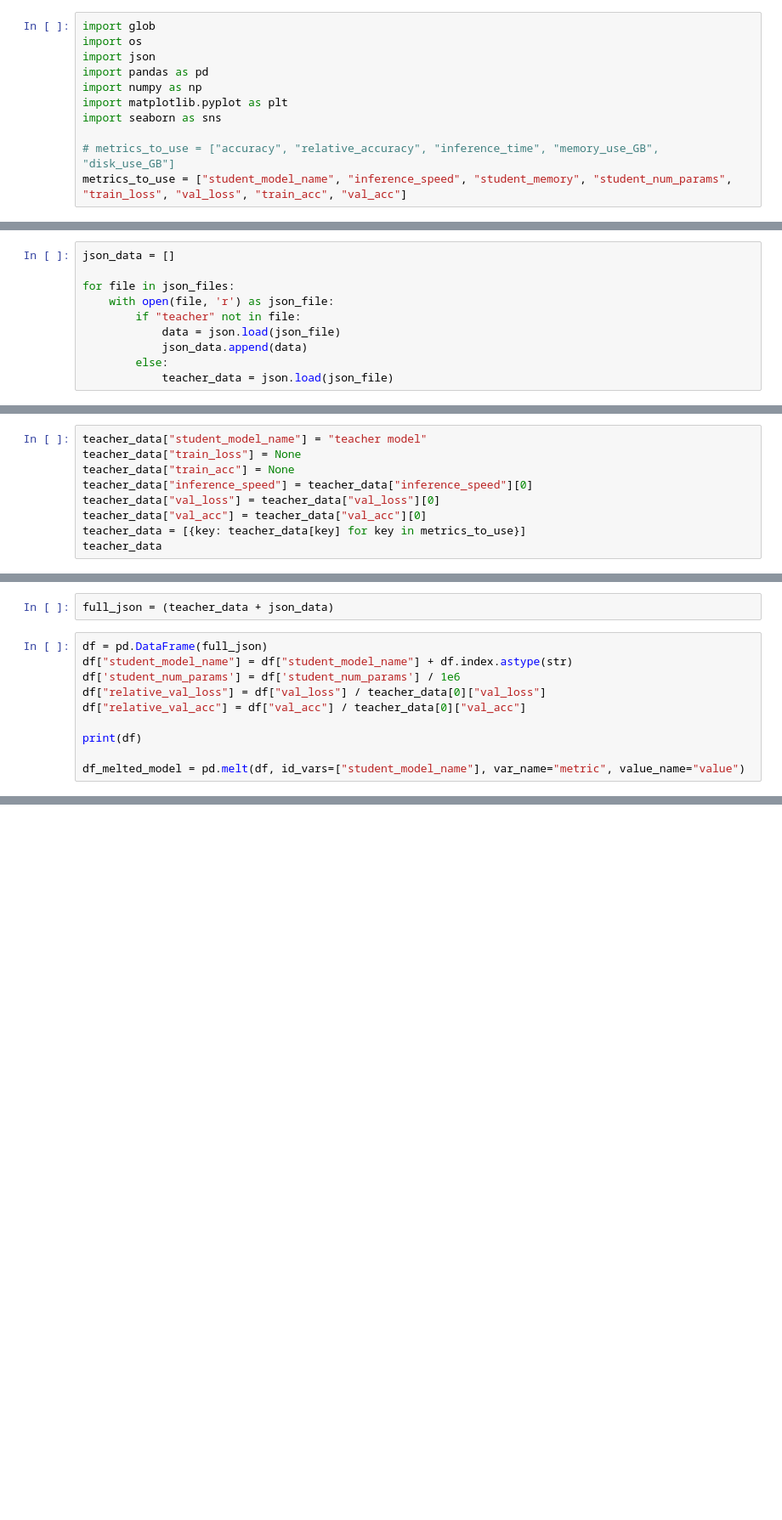
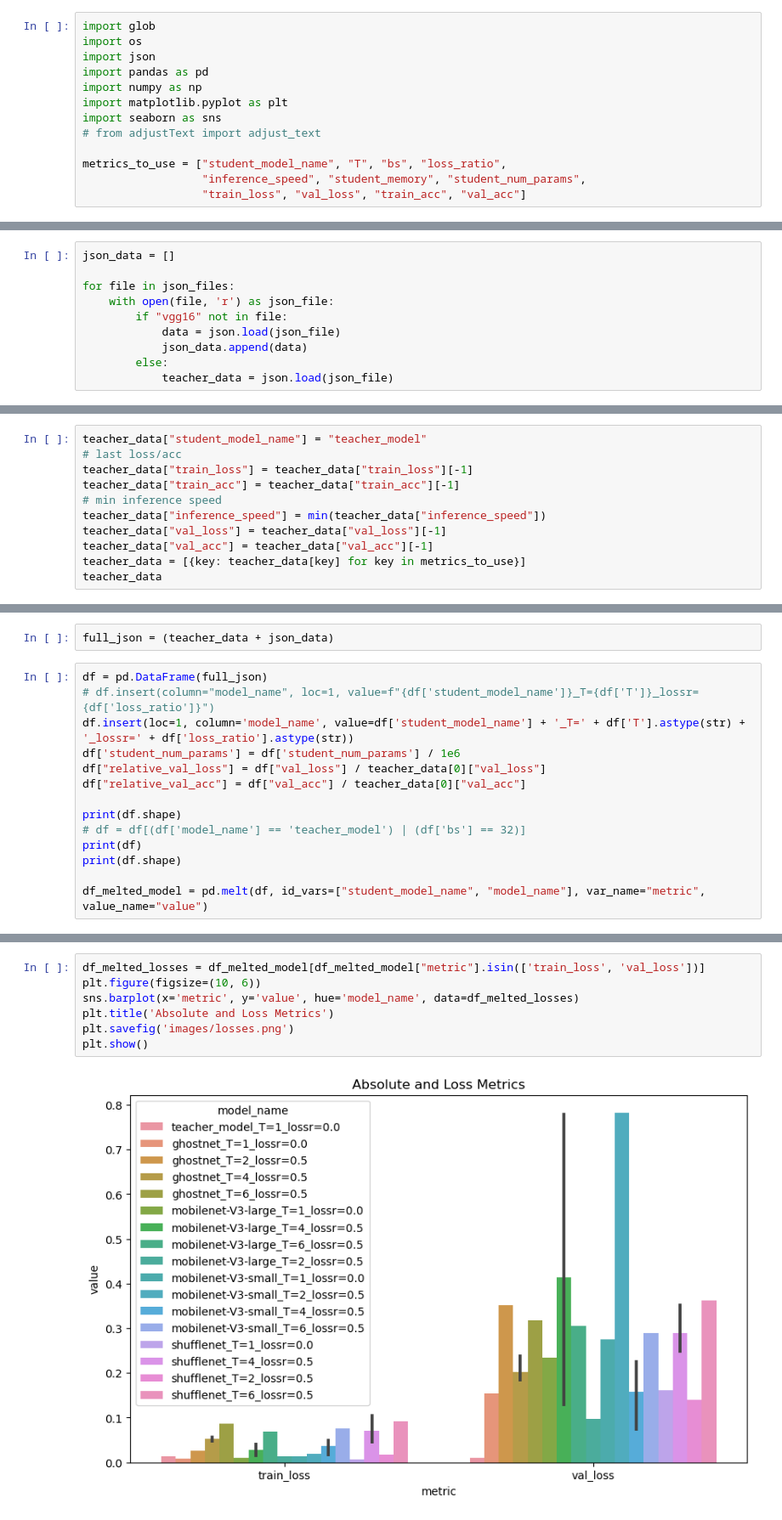
Before and after one commit to AndrisFreeman/KnowledgeDistillation_AZ, a Jupyter notebook: eval_experiments.ipynb, the cells around one changed output, grey strips where cells are left out. Shown at 85% size. Drawn from its saved outputs; the diff is of its cells as text; blank space fills up the shorter version.

Commit message:
updated plotting notebook

```diff
--- a/eval_experiments.ipynb
+++ b/eval_experiments.ipynb
@@ -6,9 +6,11 @@ import pandas as pd
 import numpy as np
 import matplotlib.pyplot as plt
 import seaborn as sns
+# from adjustText import adjust_text
 
-# metrics_to_use = ["accuracy", "relative_accuracy", "inference_time", "memory_use_GB", "disk_use_GB"]
-metrics_to_use = ["student_model_name", "inference_speed", "student_memory", "student_num_params", "train_loss", "val_loss", "train_acc", "val_acc"]
+metrics_to_use = ["student_model_name", "T", "bs", "loss_ratio",
+                  "inference_speed", "student_memory", "student_num_params",
+                  "train_loss", "val_loss", "train_acc", "val_acc"]
 # %%
 json_files = glob.glob('./results/*.json')
 json_file_names = [os.path.basename(file) for file in json_files]
@@ -21,7 +23,7 @@ json_data = []
 
 for file in json_files:
     with open(file, 'r') as json_file:
-        if "teacher" not in file:
+        if "vgg16" not in file:
             data = json.load(json_file)
             json_data.append(data)
         else:
@@ -31,10 +51,12 @@ for file in json_files:
 # %%
-teacher_data["student_model_name"] = "teacher model"
-teacher_data["train_loss"] = None
-teacher_data["train_acc"] = None
-teacher_data["inference_speed"] = teacher_data["inference_speed"][0]
-teacher_data["val_loss"] = teacher_data["val_loss"][0]
-teacher_data["val_acc"] = teacher_data["val_acc"][0]
+teacher_data["student_model_name"] = "teacher_model"
+# last loss/acc
+teacher_data["train_loss"] = teacher_data["train_loss"][-1]
+teacher_data["train_acc"] = teacher_data["train_acc"][-1]
+# min inference speed
+teacher_data["inference_speed"] = min(teacher_data["inference_speed"])
+teacher_data["val_loss"] = teacher_data["val_loss"][-1]
+teacher_data["val_acc"] = teacher_data["val_acc"][-1]
 teacher_data = [{key: teacher_data[key] for key in metrics_to_use}]
 teacher_data
 # %% [output]
@@ -83,12 +130,16 @@ json_data
 full_json = (teacher_data + json_data)
 # %%
 df = pd.DataFrame(full_json)
-df["student_model_name"] = df["student_model_name"] + df.index.astype(str)
+# df.insert(column="model_name", loc=1, value=f"{df['student_model_name']}_T={df['T']}_lossr={df['loss_ratio']}")
+df.insert(loc=1, column='model_name', value=df['student_model_name'] + '_T=' + df['T'].astype(str) + '_lossr=' + df['loss_ratio'].astype(str))
 df['student_num_params'] = df['student_num_params'] / 1e6
 df["relative_val_loss"] = df["val_loss"] / teacher_data[0]["val_loss"]
 df["relative_val_acc"] = df["val_acc"] / teacher_data[0]["val_acc"]
 
+print(df.shape)
+# df = df[(df['model_name'] == 'teacher_model') | (df['bs'] == 32)]
 print(df)
+print(df.shape)
 
-df_melted_model = pd.melt(df, id_vars=["student_model_name"], var_name="metric", value_name="value")
+df_melted_model = pd.melt(df, id_vars=["student_model_name", "model_name"], var_name="metric", value_name="value")
 # %% [output]
@@ -160,0 +163,9 @@ plt.show()
+# %%
+df_melted_losses = df_melted_model[df_melted_model["metric"].isin(['train_loss', 'val_loss'])]
+plt.figure(figsize=(10, 6))
+sns.barplot(x='metric', y='value', hue='model_name', data=df_melted_losses)
+plt.title('Absolute and Loss Metrics')
+plt.savefig('images/losses.png')
+plt.show()
+# %% [output]
+[figure, added]
```
Also changed, not shown: parts of 19 cells of this notebook, 6 other files.
